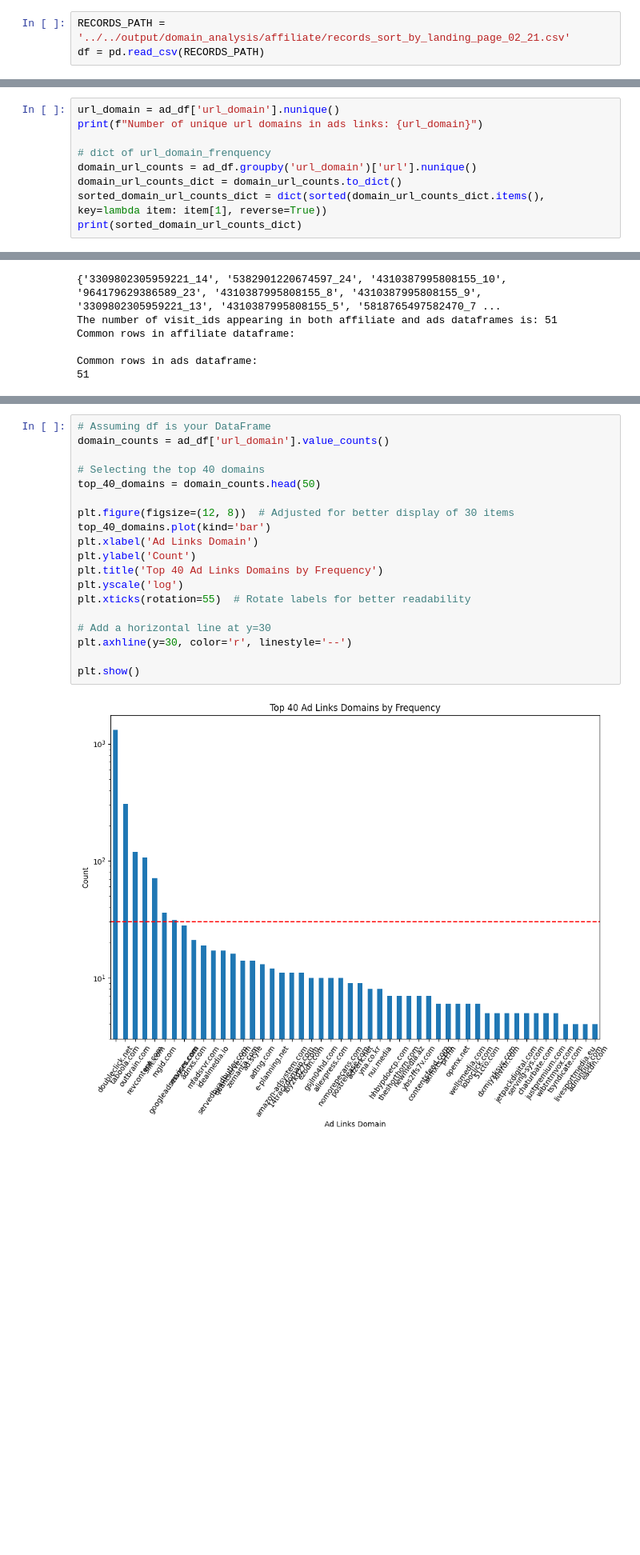
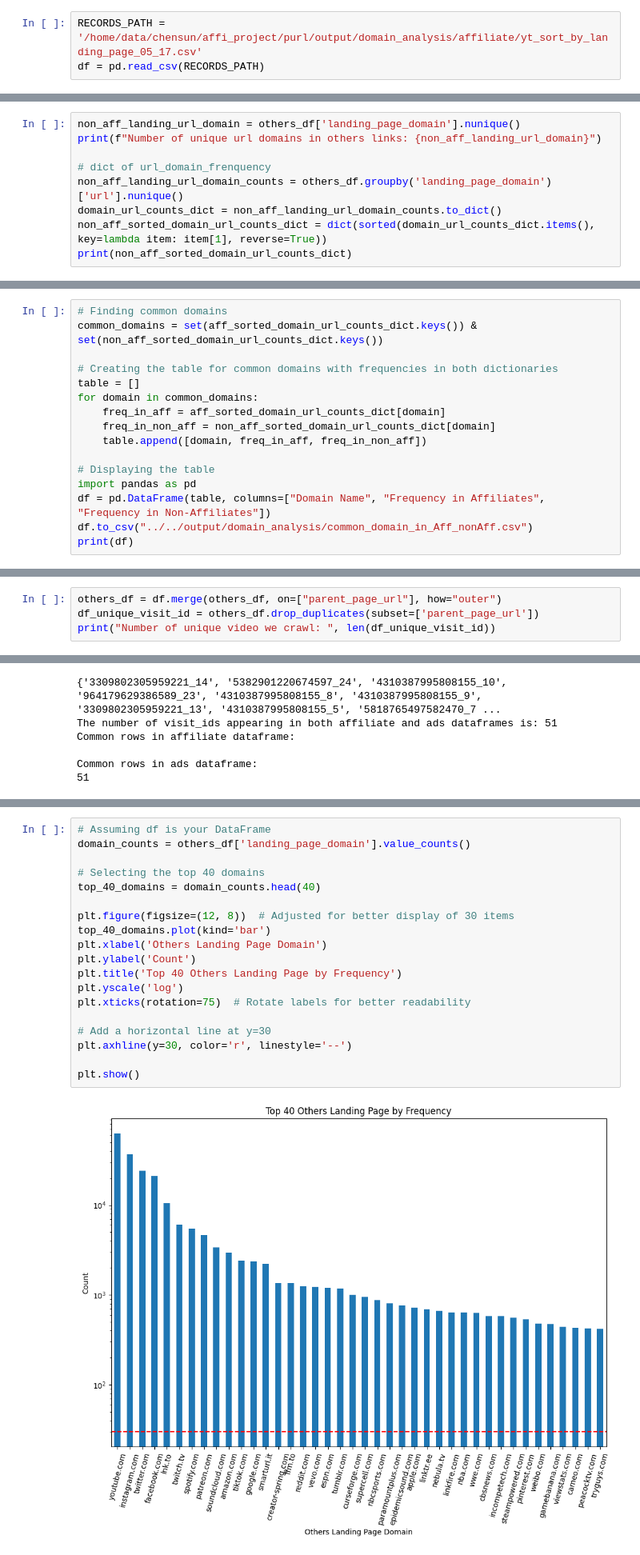
Before and after one commit to chensun96/WebMonetize, a Jupyter notebook: code/domain_analysis/analysis_domain.ipynb, the cells around one changed output, grey strips where cells are left out. Shown at 80% size. Saved outputs shown, nothing was run; the diff lists cells and outputs as text; blank space fills up the shorter version.

```diff
--- a/code/domain_analysis/analysis_domain.ipynb
+++ b/code/domain_analysis/analysis_domain.ipynb
@@ -10,5 +60,5 @@ tqdm.pandas()
 # %%
-RECORDS_PATH = '../../output/domain_analysis/affiliate/records_sort_by_landing_page_02_21.csv'
+RECORDS_PATH = '/home/data/chensun/affi_project/purl/output/domain_analysis/affiliate/yt_sort_by_landing_page_05_17.csv'
 df = pd.read_csv(RECORDS_PATH)
 # %%
 domain_counts = df['landing_page_domain'].value_counts()
@@ -140,10 +228,10 @@ Number of unique landing page domains in ads links: 1385
 # %%
-url_domain = ad_df['url_domain'].nunique()
-print(f"Number of unique url domains in ads links: {url_domain}")
+non_aff_landing_url_domain = others_df['landing_page_domain'].nunique()
+print(f"Number of unique url domains in others links: {non_aff_landing_url_domain}")
 
 # dict of url_domain_frenquency
-domain_url_counts = ad_df.groupby('url_domain')['url'].nunique()
-domain_url_counts_dict = domain_url_counts.to_dict()
-sorted_domain_url_counts_dict = dict(sorted(domain_url_counts_dict.items(), key=lambda item: item[1], reverse=True))
-print(sorted_domain_url_counts_dict)
+non_aff_landing_url_domain_counts = others_df.groupby('landing_page_domain')['url'].nunique()
+domain_url_counts_dict = non_aff_landing_url_domain_counts.to_dict()
+non_aff_sorted_domain_url_counts_dict = dict(sorted(domain_url_counts_dict.items(), key=lambda item: item[1], reverse=True))
+print(non_aff_sorted_domain_url_counts_dict)
 # %% [output]
@@ -151,0 +282,16 @@ Number of unique url domains in ads links: 235
+# %%
+# Finding common domains
+common_domains = set(aff_sorted_domain_url_counts_dict.keys()) & set(non_aff_sorted_domain_url_counts_dict.keys())
+
+# Creating the table for common domains with frequencies in both dictionaries
+table = []
+for domain in common_domains:
+    freq_in_aff = aff_sorted_domain_url_counts_dict[domain]
+    freq_in_non_aff = non_aff_sorted_domain_url_counts_dict[domain]
+    table.append([domain, freq_in_aff, freq_in_non_aff])
+
+# Displaying the table
+import pandas as pd
+df = pd.DataFrame(table, columns=["Domain Name", "Frequency in Affiliates", "Frequency in Non-Affiliates"])
+df.to_csv("../../output/domain_analysis/common_domain_in_Aff_nonAff.csv")
+print(df)
@@ -151,0 +318,4 @@ Number of unique url domains in ads links: 235
+# %%
+others_df = df.merge(others_df, on=["parent_page_url"], how="outer")
+df_unique_visit_id = others_df.drop_duplicates(subset=['parent_page_url'])
+print("Number of unique video we crawl: ", len(df_unique_visit_id))
@@ -298,25 +470,25 @@ print(filtered_df['url'])
 Name: url, Length: 62, dtype: object
 # %%
 # Assuming df is your DataFrame
-domain_counts = ad_df['url_domain'].value_counts()
+domain_counts = others_df['landing_page_domain'].value_counts()
 
 # Selecting the top 40 domains
-top_40_domains = domain_counts.head(50)
+top_40_domains = domain_counts.head(40)
 
 plt.figure(figsize=(12, 8))  # Adjusted for better display of 30 items
 top_40_domains.plot(kind='bar')
-plt.xlabel('Ad Links Domain')
+plt.xlabel('Others Landing Page Domain')
 plt.ylabel('Count')
-plt.title('Top 40 Ad Links Domains by Frequency')
+plt.title('Top 40 Others Landing Page by Frequency')
 plt.yscale('log')
-plt.xticks(rotation=55)  # Rotate labels for better readability
+plt.xticks(rotation=75)  # Rotate labels for better readability
 
 # Add a horizontal line at y=30
 plt.axhline(y=30, color='r', linestyle='--')
 
 plt.show()
 # %% [output]
-[figure, old version]
+[figure, new version]
 # %%
 landing_page_domain = ad_df['landing_page_domain'].nunique()
 print(f"Number of unique landing page domains in ad links: {landing_page_domain}")
```
Also changed, not shown: parts of 19 cells of this notebook, 19 other files.
